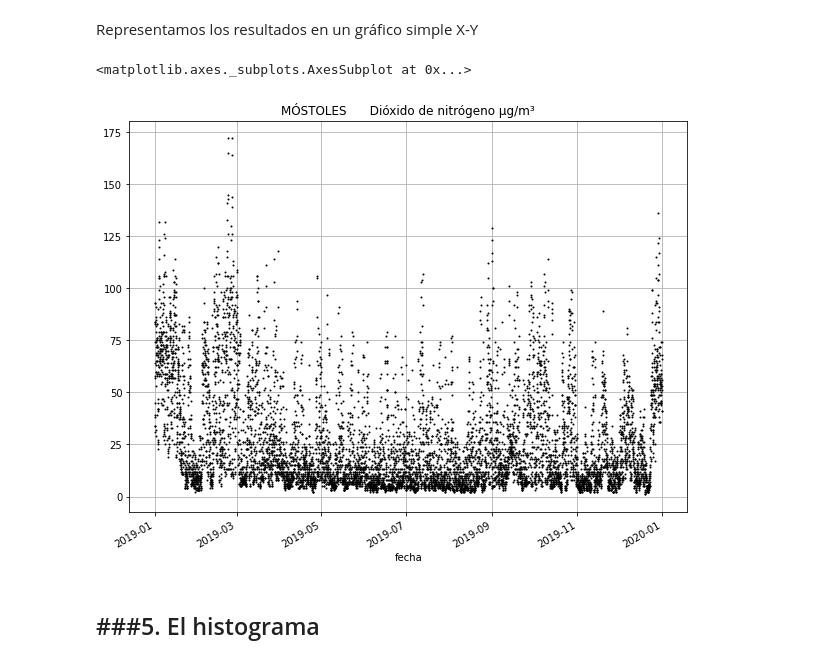
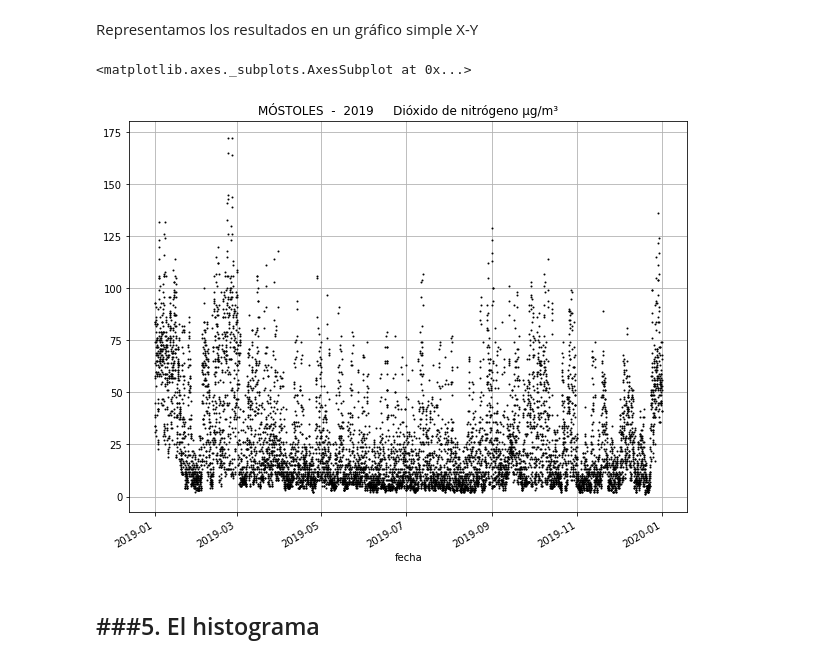
Before and after one commit to waveology/aire, a Jupyter notebook: 4_caracterización_estadistica_datos.ipynb, the cells around one changed output. Saved outputs shown, nothing was run; the diff lists cells and outputs as text; code cells hidden in the pictures.

```diff
--- a/4_caracterización_estadistica_datos.ipynb
+++ b/4_caracterización_estadistica_datos.ipynb
@@ -138,16 +138,16 @@ Representamos los resultados en un gráfico simple X-Y
 # %%
 df.plot(marker='o',                                           # Símbolo
         ms=1,                                                 # Tamaño del símbolo
         lw=0,                                                 # Grosor de líneas de conexión
         color='black',                                        # Color
         grid=True,                                            # Rejilla
         figsize=(10,8),                                       # Tamaño del gráfico
         legend=False,                                         # Leyenda
-        title='%s      %s %s' % (estacion,magnitud,unidades)  # Título
+        title='%s  -  %s     %s %s' % (estacion,anio,magnitud,unidades)  # Título
         )
 # %% [output]
 <matplotlib.axes._subplots.AxesSubplot at 0x...>
-[figure, old version]
+[figure, new version]
 # %% [markdown]
 ###5. El histograma
 ---
```
Also changed, not shown: parts of 8 cells of this notebook.
